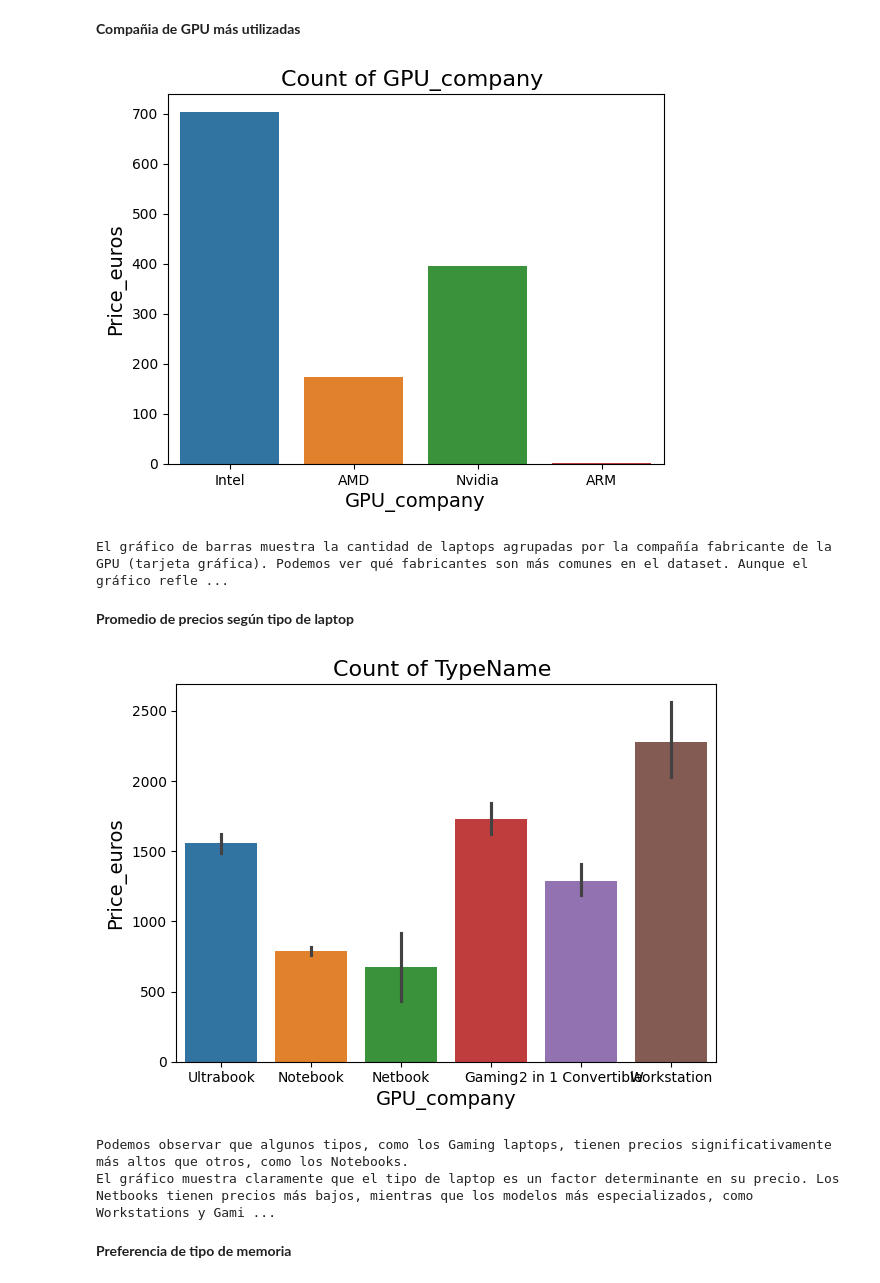
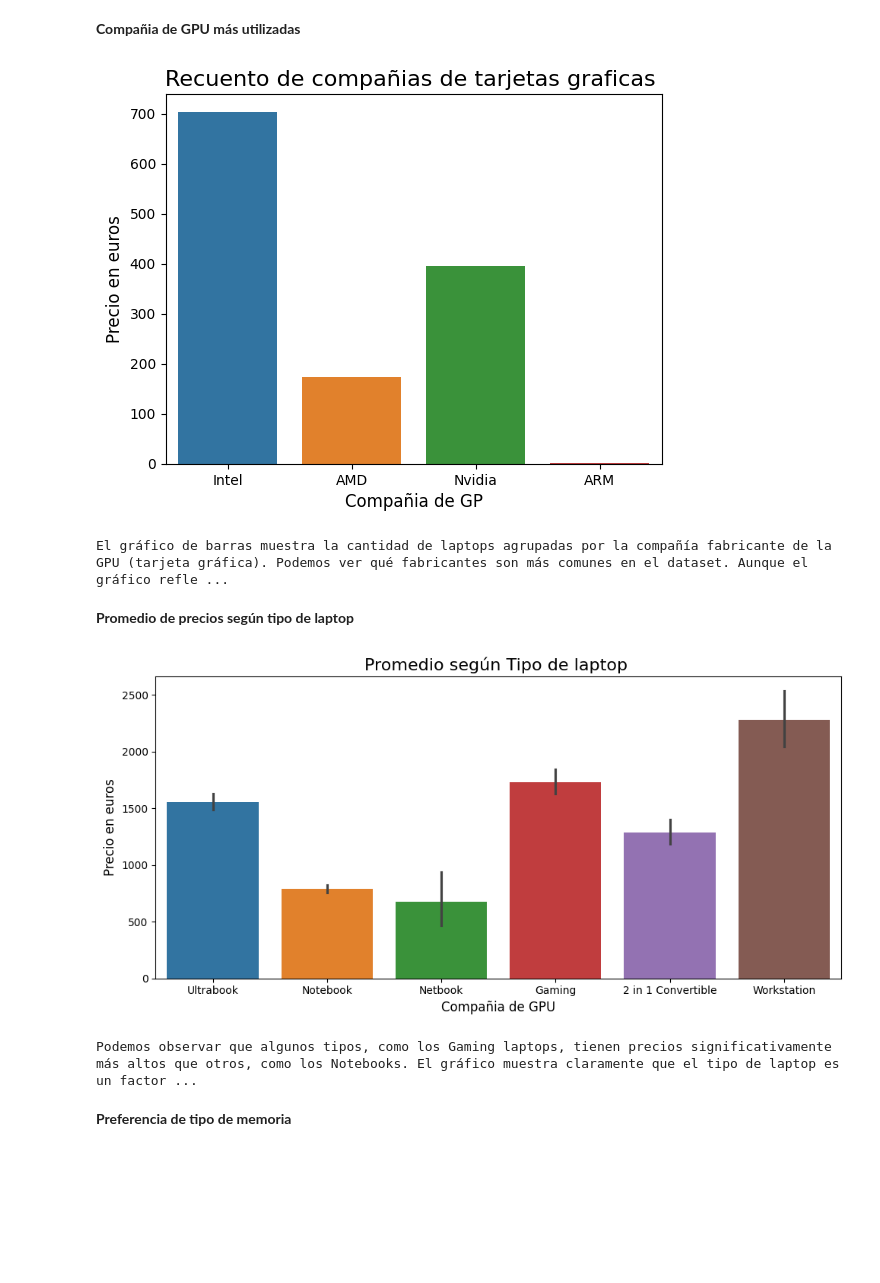
Before and after one commit to juancruzana/EDA-PrecioLaptops, a Jupyter notebook: EDA.ipynb, the cells around one changed output. Drawn from its saved outputs; the diff is of its cells as text; code cells hidden in the pictures; blank space fills up the shorter version.

```diff
--- a/EDA.ipynb
+++ b/EDA.ipynb
@@ -296,30 +287,30 @@ Estos boxplot muestran que las laptops con pantalla táctil(Touchscreen), que in
 **Compañia de GPU más utilizadas**
 # %%
 sns.barplot(x='GPU_company', y='Price_euros', data=df, estimator=np.count_nonzero, hue='GPU_company')
-plt.title('Count of GPU_company ',fontsize=16,c='k')
-plt.xlabel('GPU_company',fontsize=14,c='k')
-plt.ylabel('Price_euros',fontsize=14,c='k')
+plt.title('Recuento de compañias de tarjetas graficas ',fontsize=16,c='k')
+plt.xlabel('Compañia de GP',fontsize=12)
+plt.ylabel('Precio en euros',fontsize=12)
 plt.show()
-# print('Aquí podemos ver qué los fabricantes más comunes de targetas graficas son Intel y Nvidia. ')
+
 print('''El gráfico de barras muestra la cantidad de laptops agrupadas por la compañía fabricante de la GPU (tarjeta gráfica). Podemos ver qué fabricantes son más comunes en el dataset. Aunque el gráfico refleja la cantidad de laptops por fabricante, no parece estar directamente relacionado con el precio promedio, ya que la métrica utilizada cuenta el número de laptops, no el valor de los precios. Esto sugiere que algunos fabricantes dominan el mercado en términos de volumen, pero no necesariamente en precio. Las compañías más representadas (según el gráfico) parecen ser las que ofrecen tarjetas gráficas más comunes, lo que podría reflejar la popularidad de estas marcas entre los usuarios de laptops.''')
 # %% [output]
-[figure, old version]
+[figure, new version]
 El gráfico de barras muestra la cantidad de laptops agrupadas por la compañía fabricante de la GPU (tarjeta gráfica). Podemos ver qué fabricantes son más comunes en el dataset. Aunque el gráfico refle ...
 # %% [markdown]
 **Promedio de precios según tipo de laptop**
 # %%
+fig,ax = plt.subplots(figsize=(10,5))
 sns.barplot(x='TypeName', y='Price_euros', data=df, estimator=np.mean, hue='TypeName')
-plt.title('Count of TypeName ',fontsize=16,c='k')
-plt.xlabel('GPU_company',fontsize=14,c='k')
-plt.ylabel('Price_euros',fontsize=14,c='k')
+plt.title('Promedio según Tipo de laptop ',fontsize=16)
+plt.xlabel('Compañia de GPU',fontsize=12)
+plt.ylabel('Precio en euros',fontsize=12)
 plt.tight_layout()
 plt.show()
-print('''Podemos observar que algunos tipos, como los Gaming laptops, tienen precios significativamente más altos que otros, como los Notebooks.
-El gráfico muestra claramente que el tipo de laptop es un factor determinante en su precio. Los Netbooks tienen precios más bajos, mientras que los modelos más especializados, como Workstations y Gaming laptops, tienden a ser más caros.''')
+
+print('''Podemos observar que algunos tipos, como los Gaming laptops, tienen precios significativamente más altos que otros, como los Notebooks. El gráfico muestra claramente que el tipo de laptop es un factor determinante en su precio. Los Netbooks tienen precios más bajos, mientras que los modelos más especializados, como Workstations y Gaming laptops, tienden a ser más caros.''')
 # %% [output]
-[figure, old version]
+[figure, new version]
-Podemos observar que algunos tipos, como los Gaming laptops, tienen precios significativamente más altos que otros, como los Notebooks.
-El gráfico muestra claramente que el tipo de laptop es un factor determinante en su precio. Los Netbooks tienen precios más bajos, mientras que los modelos más especializados, como Workstations y Gami ...
+Podemos observar que algunos tipos, como los Gaming laptops, tienen precios significativamente más altos que otros, como los Notebooks. El gráfico muestra claramente que el tipo de laptop es un factor ...
 # %% [markdown]
 **Preferencia de tipo de memoria**
 # %%
```
Also changed, not shown: parts of 12 cells of this notebook.
